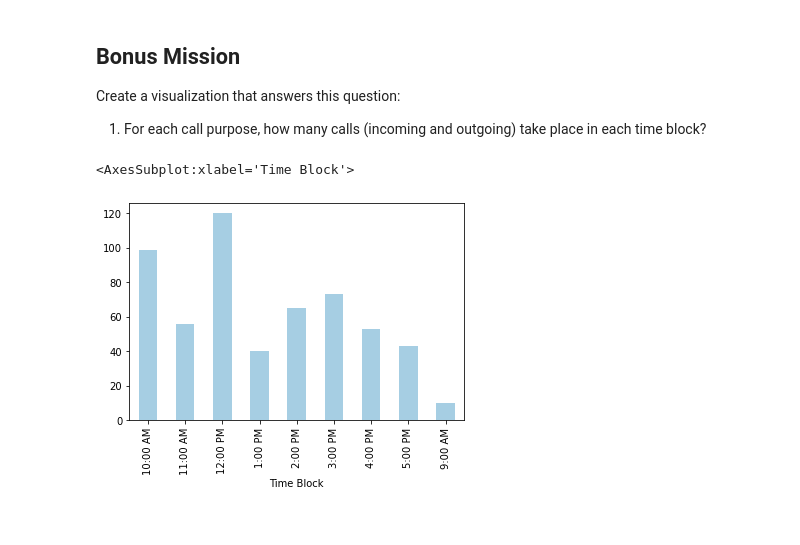
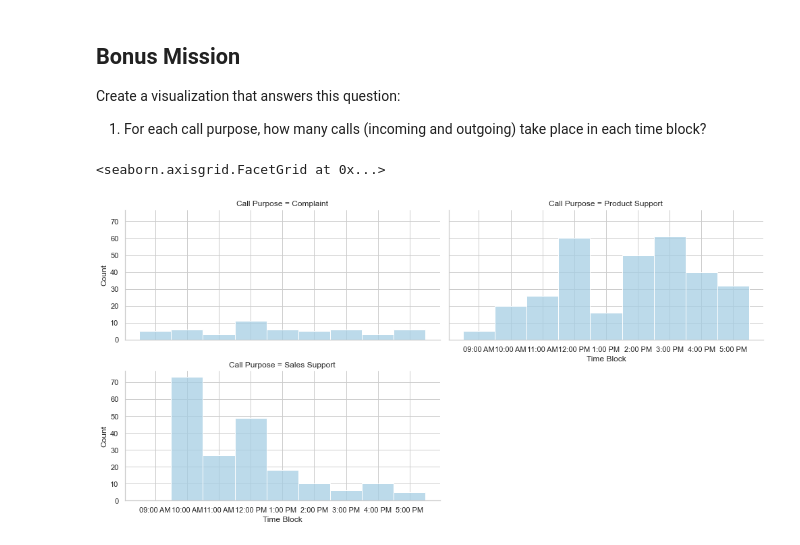
Before and after one commit to LizzCallahan/call-center-cleanup-assignment, a Jupyter notebook: Call Center Cleanup.ipynb, the cells around one changed output. Drawn from its saved outputs; the diff is of its cells as text; code cells hidden in the pictures.

```diff
--- a/Call Center Cleanup.ipynb
+++ b/Call Center Cleanup.ipynb
@@ -630,12 +634,14 @@ Create a visualization that answers this question:
 1. For each call purpose, how many calls (incoming and outgoing) take place in each time block?
 # %%
 # Create your visualization here!
+# Use groupby to plot based on time blocks:
+# Use groupby and get_group to select which call purpose to plot:
+df["Time Block"] = df["Time Block"].replace(["9:00 AM"], "09:00 AM")
 call_times = df[["Time Block", "Call Purpose", "Incoming or Outgoing", "Calls"]]
-
-# Use groupby to plot based on time blocks:
-call_times.groupby("Time Block").size().plot(kind = "bar")
-
-# Use groupby and get_group to select which call purpose to plot:
+call_times = call_times.sort_values("Time Block")
-# %% [output]
-<AxesSubplot:xlabel='Time Block'>
-[figure, removed]
+# %%
+g = sns.FacetGrid(call_times, col="Call Purpose", height=3.5, aspect=2, col_wrap=2)
+g.map(sns.histplot, "Time Block")
+# %% [output]
+<seaborn.axisgrid.FacetGrid at 0x...>
+[figure, added]
```
Also changed, not shown: parts of 4 cells of this notebook.
